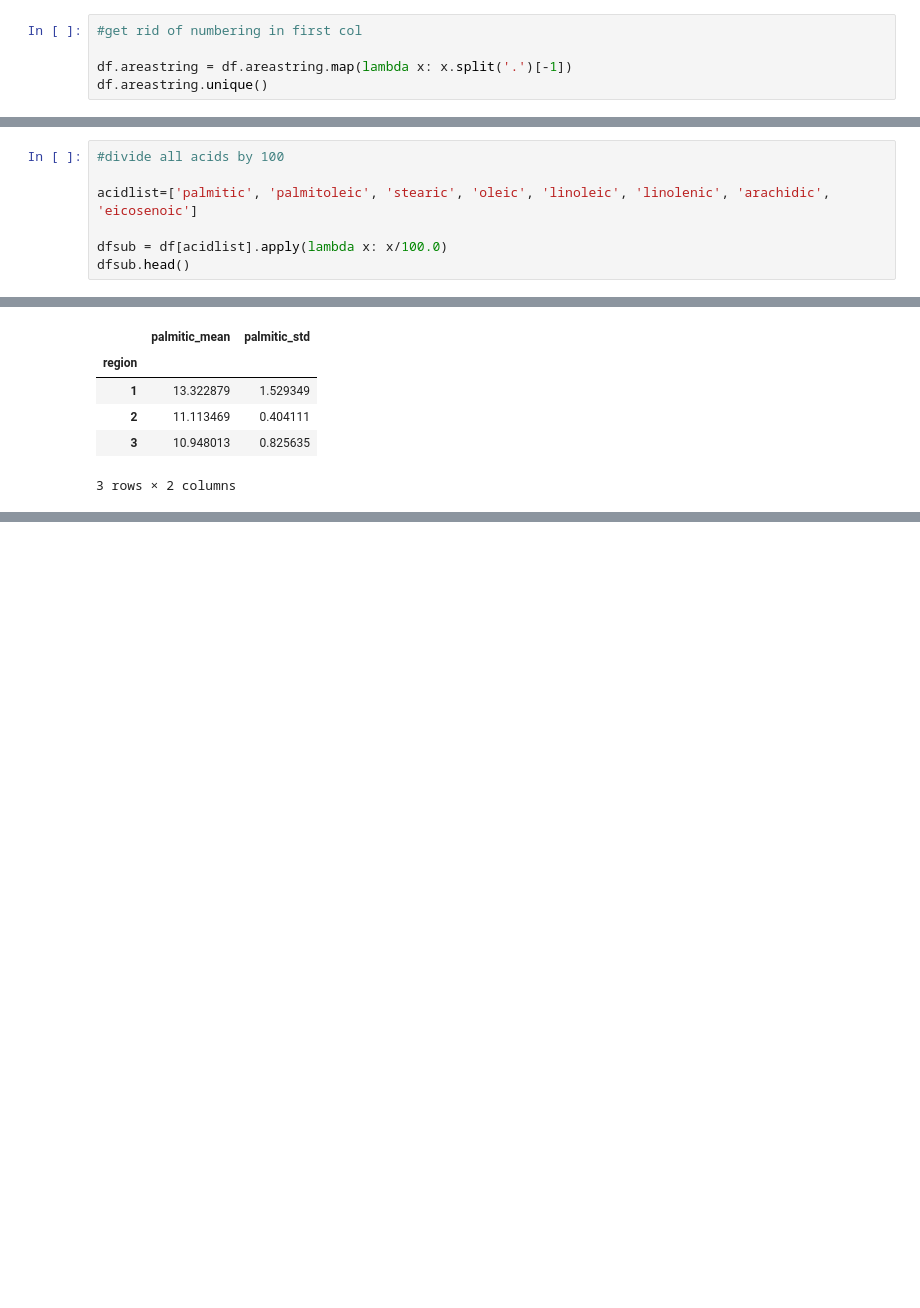
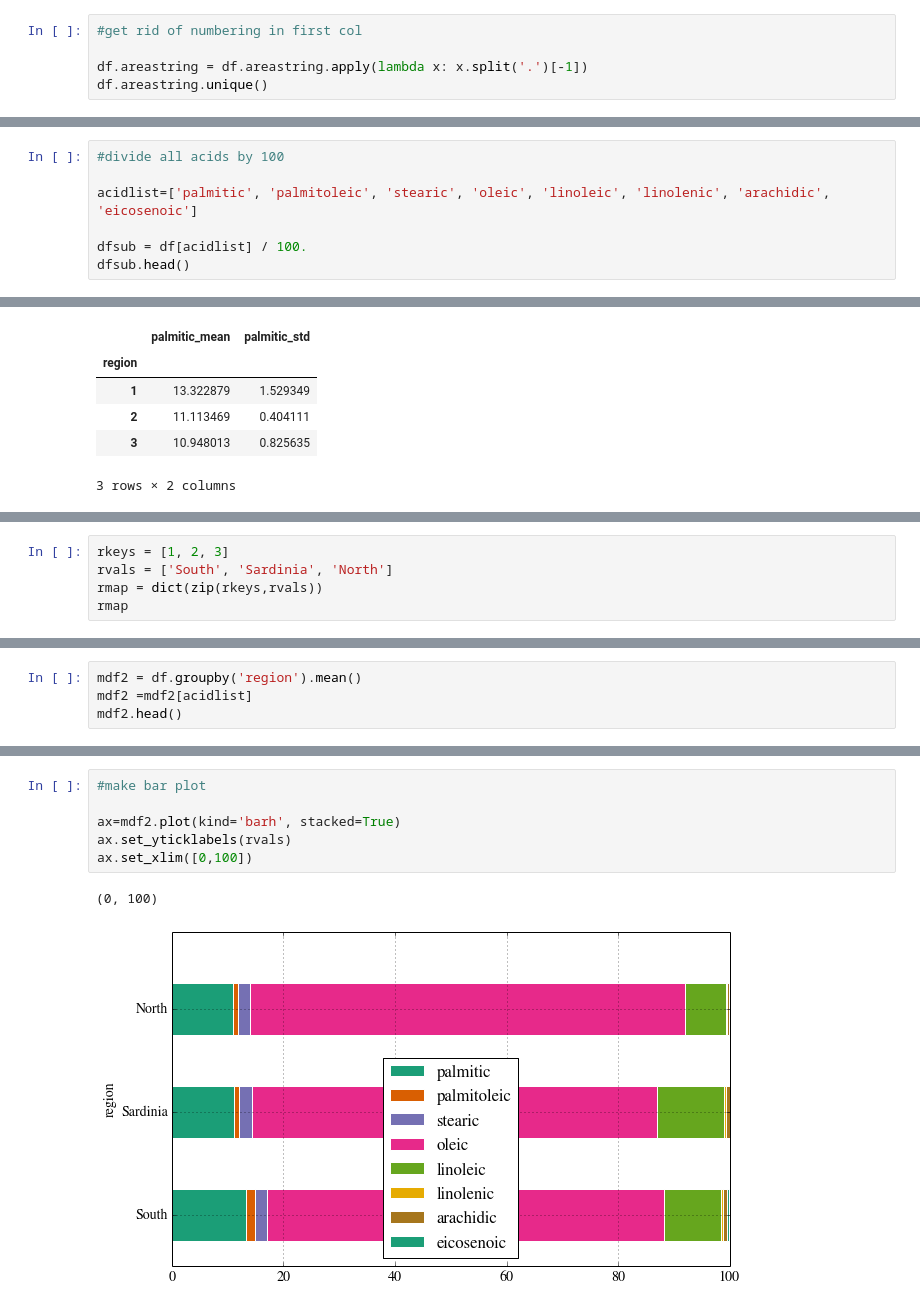
Before and after one commit to tfolkman/CS109, a Jupyter notebook: Week3/Lab3.ipynb, the cells around one changed output, grey strips where cells are left out. Drawn from its saved outputs; the diff is of its cells as text; blank space fills up the shorter version.

```diff
--- a/Week3/Lab3.ipynb
+++ b/Week3/Lab3.ipynb
@@ -118,7 +118,7 @@ pd.crosstab(df.area, df.region)
 # %%
 #get rid of numbering in first col
 
-df.areastring = df.areastring.map(lambda x: x.split('.')[-1])
+df.areastring = df.areastring.apply(lambda x: x.split('.')[-1])
 df.areastring.unique()
 # %% [output]
 array(['North-Apulia', 'Calabria', 'South-Apulia', 'Sicily',
@@ -129,7 +129,7 @@ array(['North-Apulia', 'Calabria', 'South-Apulia', 'Sicily',
 
 acidlist=['palmitic', 'palmitoleic', 'stearic', 'oleic', 'linoleic', 'linolenic', 'arachidic', 'eicosenoic']
 
-dfsub = df[acidlist].apply(lambda x: x/100.0)
+dfsub = df[acidlist] / 100.
 dfsub.head()
 # %% [output]
 |  | palmitic | palmitoleic | stearic | oleic | linoleic | linolenic | arachidic | eicosenoic |
@@ -265,0 +301,5 @@ Name: palmitic, dtype: float64
+# %%
+rkeys = [1, 2, 3]
+rvals = ['South', 'Sardinia', 'North']
+rmap = dict(zip(rkeys,rvals))
+rmap
@@ -265,0 +308,4 @@ Name: palmitic, dtype: float64
+# %%
+mdf2 = df.groupby('region').mean()
+mdf2 =mdf2[acidlist]
+mdf2.head()
@@ -265,0 +319,9 @@ Name: palmitic, dtype: float64
+# %%
+#make bar plot
+
+ax=mdf2.plot(kind='barh', stacked=True)
+ax.set_yticklabels(rvals)
+ax.set_xlim([0,100])
+# %% [output]
+(0, 100)
+[figure, added]
```
Also changed, not shown: parts of 15 cells of this notebook, 1 other file.
